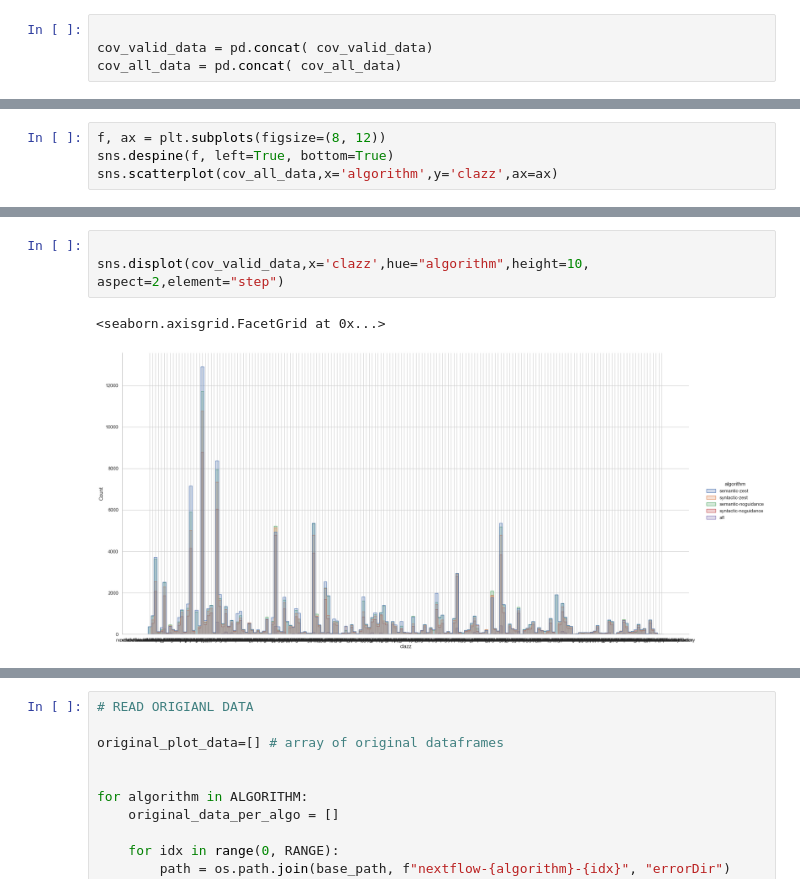
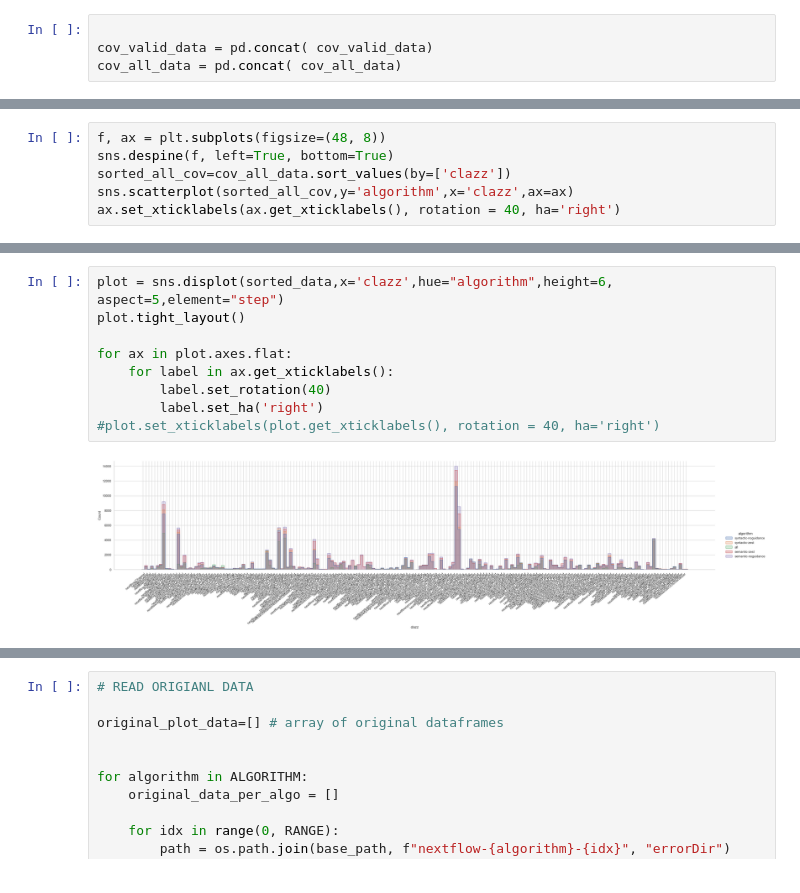
Before and after one commit to schemmea/growe, a Jupyter notebook: scripts/data-processing/py/data_process_notebook.ipynb, the cells around one changed output, grey strips where cells are left out. Cells and saved outputs as stored; diff of their text form.

```diff
--- a/scripts/data-processing/py/data_process_notebook.ipynb
+++ b/scripts/data-processing/py/data_process_notebook.ipynb
@@ -196,5 +215,7 @@ sns.scatterplot(sorted_data,x='cov',y='clazz',hue="algorithm",ax=ax)
 # %%
-f, ax = plt.subplots(figsize=(8, 12))
+f, ax = plt.subplots(figsize=(48, 8))
 sns.despine(f, left=True, bottom=True)
-sns.scatterplot(cov_all_data,x='algorithm',y='clazz',ax=ax)
+sorted_all_cov=cov_all_data.sort_values(by=['clazz'])
+sns.scatterplot(sorted_all_cov,y='algorithm',x='clazz',ax=ax)
+ax.set_xticklabels(ax.get_xticklabels(), rotation = 40, ha='right')
 # %% [output]
@@ -203,7 +240,12 @@ sns.scatterplot(cov_all_data,x='algorithm',y='clazz',ax=ax)
 # %%
+plot = sns.displot(sorted_data,x='clazz',hue="algorithm",height=6, aspect=5,element="step")
+plot.tight_layout()
 
-sns.displot(cov_valid_data,x='clazz',hue="algorithm",height=10, aspect=2,element="step")
+for ax in plot.axes.flat:
+    for label in ax.get_xticklabels():
+        label.set_rotation(40)
+        label.set_ha('right')
+#plot.set_xticklabels(plot.get_xticklabels(), rotation = 40, ha='right')
 # %% [output]
-<seaborn.axisgrid.FacetGrid at 0x...>
-[figure, old version]
+[figure, new version]
 # %%
```
Also changed, not shown: parts of 10 cells of this notebook, 4 other files.
